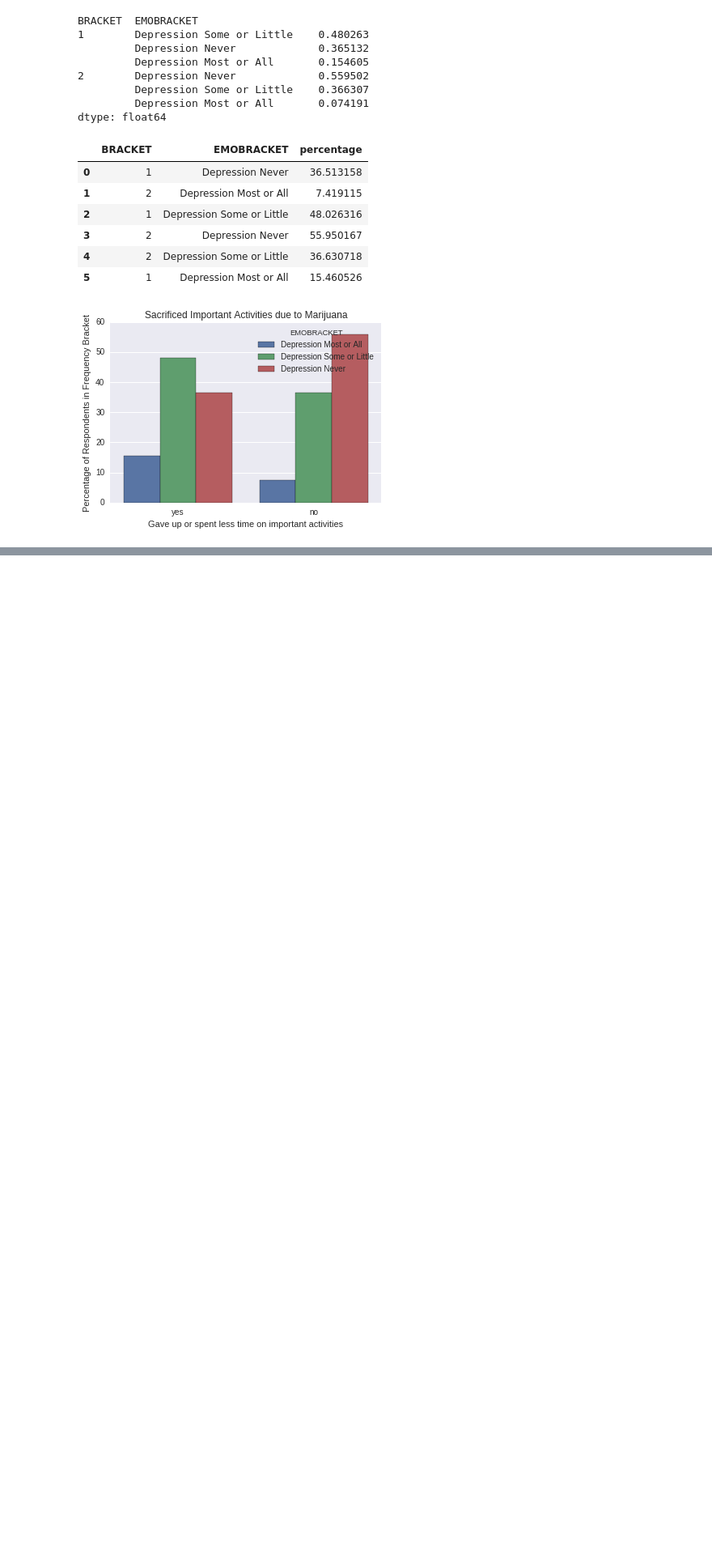
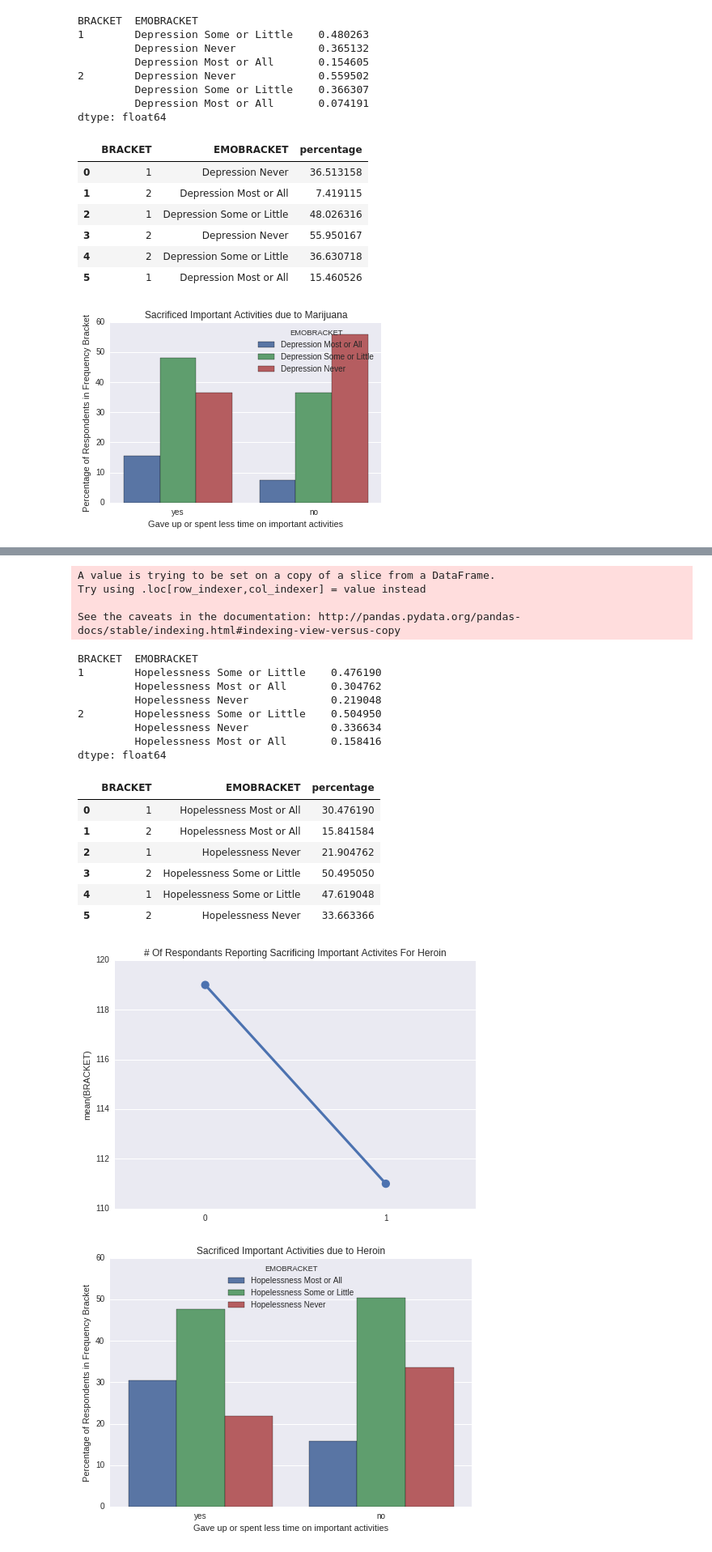
Before and after one commit to greenteawarrior/DataScience16CTW, a Jupyter notebook: drug_usage_health_next_steps.ipynb, the cells around one changed output, grey strips where cells are left out. Shown at 81% size. Drawn from its saved outputs; the diff is of its cells as text; code cells hidden in the pictures; blank space fills up the shorter version.

```diff
--- a/drug_usage_health_next_steps.ipynb
+++ b/drug_usage_health_next_steps.ipynb
@@ -246,0 +325,28 @@ dtype: float64
+# %%
+sacrificed_activities(df, 'HERLSACT', 'Heroin', 'HEREVER' )
+mental_health_bars_activity(df, 'HERLSACT', 'DSTHOP30', 'Heroin', 'Hopelessness')
+mental_health_bars_activity(df, 'HERLSACT', 'DSTNRV30', 'Heroin', 'Nervousness')
+mental_health_bars_activity(df, 'HERLSACT', 'DSTRST30', 'Heroin', 'Restlessness')
+mental_health_bars_activity(df, 'HERLSACT', 'DSTCHR30', 'Heroin', 'Depression')
+# %% [output]
+A value is trying to be set on a copy of a slice from a DataFrame.
+Try using .loc[row_indexer,col_indexer] = value instead
+
+See the caveats in the documentation: http://pandas.pydata.org/pandas-docs/stable/indexing.html#indexing-view-versus-copy
+BRACKET  EMOBRACKET
+1        Hopelessness Some or Little    0.476190
+         Hopelessness Most or All       0.304762
+         Hopelessness Never             0.219048
+2        Hopelessness Some or Little    0.504950
+         Hopelessness Never             0.336634
+         Hopelessness Most or All       0.158416
+dtype: float64
+|  | BRACKET | EMOBRACKET | percentage |
+| 0 | 1 | Hopelessness Most or All | 30.476190 |
+| 1 | 2 | Hopelessness Most or All | 15.841584 |
+| 2 | 1 | Hopelessness Never | 21.904762 |
+| 3 | 2 | Hopelessness Some or Little | 50.495050 |
+| 4 | 1 | Hopelessness Some or Little | 47.619048 |
+| 5 | 2 | Hopelessness Never | 33.663366 |
+[figure, added]
+[figure, added]
```
Also changed, not shown: parts of 6 cells of this notebook.
